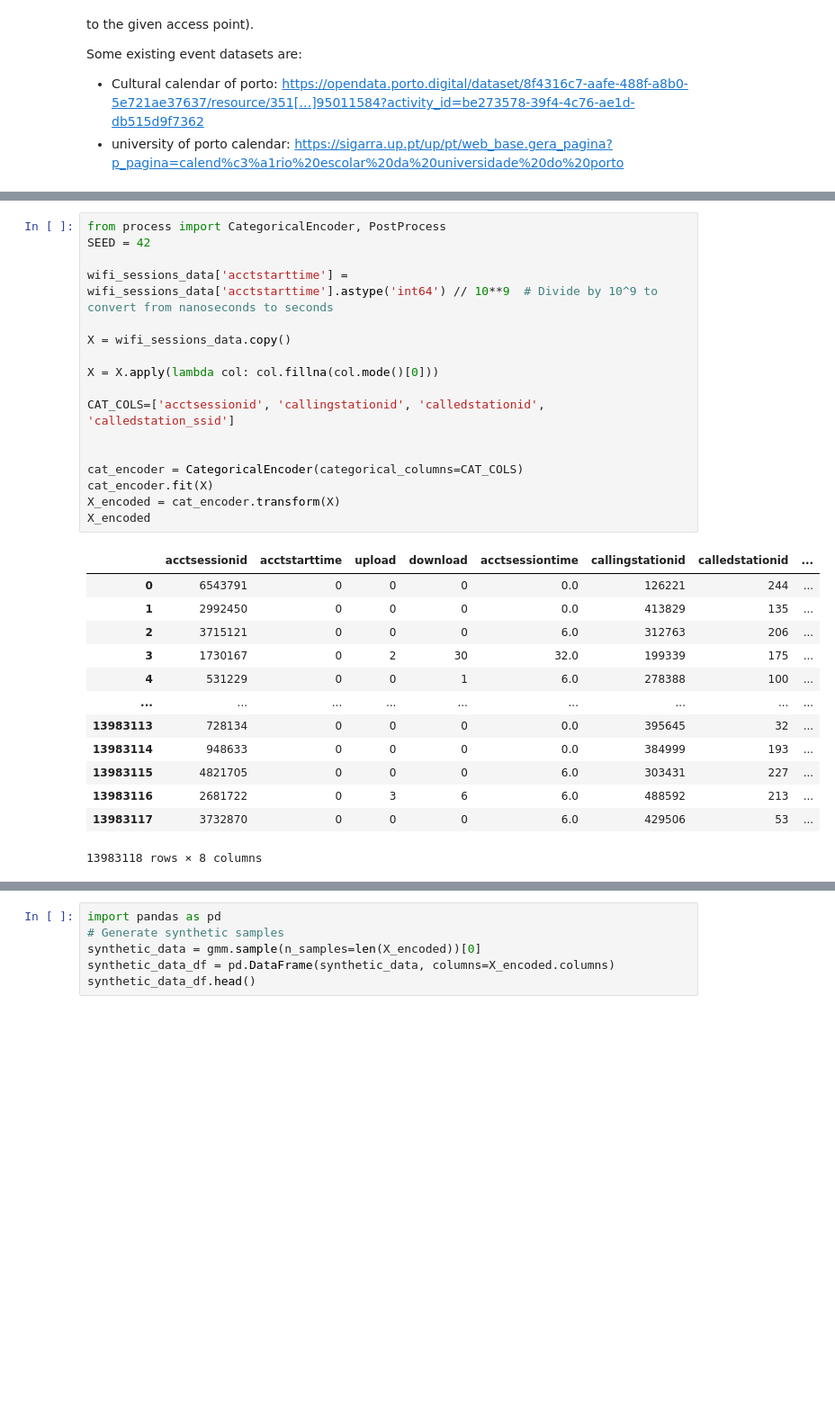
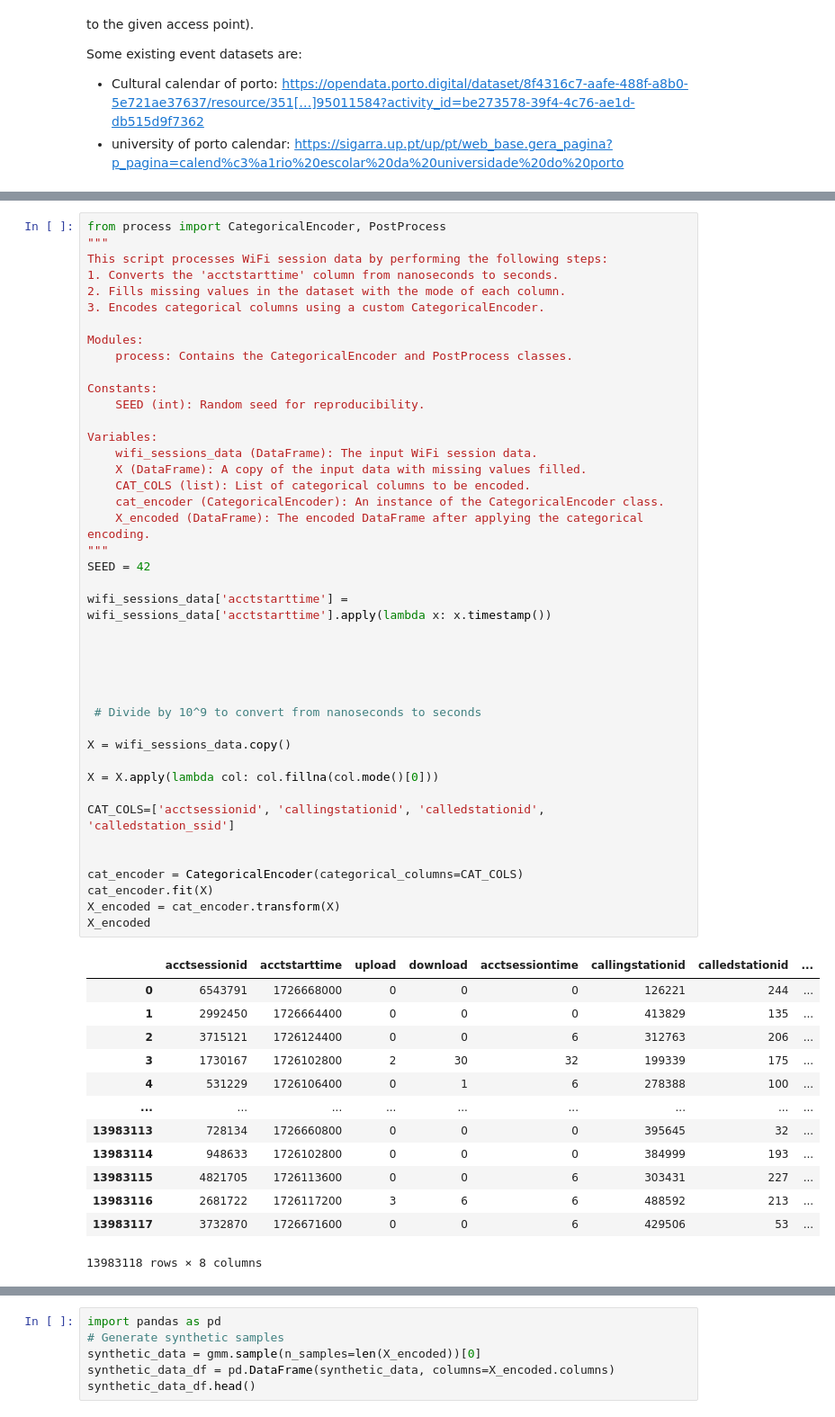
Before and after one commit to Cabeda/hackacity, a Jupyter notebook: [TEAM PLICity] Hackacity 2024 - Notebook.ipynb, the cells around one changed output, grey strips where cells are left out. Shown at 90% size. Drawn from its saved outputs; the diff is of its cells as text; blank space fills up the shorter version.

```diff
--- a/[TEAM PLICity] Hackacity 2024 - Notebook.ipynb
+++ b/[TEAM PLICity] Hackacity 2024 - Notebook.ipynb
@@ -165,33 +173,58 @@ wifi_sessions_data = wifi_sessions_data.drop(columns='column0')
 # %%
 from process import CategoricalEncoder, PostProcess
+"""
+This script processes WiFi session data by performing the following steps:
+1. Converts the 'acctstarttime' column from nanoseconds to seconds.
+2. Fills missing values in the dataset with the mode of each column.
+3. Encodes categorical columns using a custom CategoricalEncoder.
+
+Modules:
+    process: Contains the CategoricalEncoder and PostProcess classes.
+
+Constants:
+    SEED (int): Random seed for reproducibility.
+
+Variables:
+    wifi_sessions_data (DataFrame): The input WiFi session data.
+    X (DataFrame): A copy of the input data with missing values filled.
+    CAT_COLS (list): List of categorical columns to be encoded.
+    cat_encoder (CategoricalEncoder): An instance of the CategoricalEncoder class.
+    X_encoded (DataFrame): The encoded DataFrame after applying the categorical encoding.
+"""
 SEED = 42
 
-wifi_sessions_data['acctstarttime'] = wifi_sessions_data['acctstarttime'].astype('int64') // 10**9  # Divide by 10^9 to convert from nanoseconds to seconds
+wifi_sessions_data['acctstarttime'] = wifi_sessions_data['acctstarttime'].apply(lambda x: x.timestamp())
+
+
+
+
+
+ # Divide by 10^9 to convert from nanoseconds to seconds
 
 X = wifi_sessions_data.copy()
 
 X = X.apply(lambda col: col.fillna(col.mode()[0]))
 
 CAT_COLS=['acctsessionid', 'callingstationid', 'calledstationid', 'calledstation_ssid']
 
 
 cat_encoder = CategoricalEncoder(categorical_columns=CAT_COLS)
 cat_encoder.fit(X)
 X_encoded = cat_encoder.transform(X)
 X_encoded
 # %% [output]
 |  | acctsessionid | acctstarttime | upload | download | acctsessiontime | callingstationid | calledstationid | ... |
-| 0 | 6543791 | 0 | 0 | 0 | 0.0 | 126221 | 244 | ... |
-| 1 | 2992450 | 0 | 0 | 0 | 0.0 | 413829 | 135 | ... |
-| 2 | 3715121 | 0 | 0 | 0 | 6.0 | 312763 | 206 | ... |
-| 3 | 1730167 | 0 | 2 | 30 | 32.0 | 199339 | 175 | ... |
-| 4 | 531229 | 0 | 0 | 1 | 6.0 | 278388 | 100 | ... |
+| 0 | 6543791 | 1726668000 | 0 | 0 | 0 | 126221 | 244 | ... |
+| 1 | 2992450 | 1726664400 | 0 | 0 | 0 | 413829 | 135 | ... |
+| 2 | 3715121 | 1726124400 | 0 | 0 | 6 | 312763 | 206 | ... |
+| 3 | 1730167 | 1726102800 | 2 | 30 | 32 | 199339 | 175 | ... |
+| 4 | 531229 | 1726106400 | 0 | 1 | 6 | 278388 | 100 | ... |
 | ... | ... | ... | ... | ... | ... | ... | ... | ... |
-| 13983113 | 728134 | 0 | 0 | 0 | 0.0 | 395645 | 32 | ... |
-| 13983114 | 948633 | 0 | 0 | 0 | 0.0 | 384999 | 193 | ... |
-| 13983115 | 4821705 | 0 | 0 | 0 | 6.0 | 303431 | 227 | ... |
-| 13983116 | 2681722 | 0 | 3 | 6 | 6.0 | 488592 | 213 | ... |
-| 13983117 | 3732870 | 0 | 0 | 0 | 6.0 | 429506 | 53 | ... |
+| 13983113 | 728134 | 1726660800 | 0 | 0 | 0 | 395645 | 32 | ... |
+| 13983114 | 948633 | 1726102800 | 0 | 0 | 0 | 384999 | 193 | ... |
+| 13983115 | 4821705 | 1726113600 | 0 | 0 | 6 | 303431 | 227 | ... |
+| 13983116 | 2681722 | 1726117200 | 3 | 6 | 6 | 488592 | 213 | ... |
+| 13983117 | 3732870 | 1726671600 | 0 | 0 | 6 | 429506 | 53 | ... |
 13983118 rows × 8 columns
 # %%
 from sklearn.mixture import GaussianMixture
```
Also changed, not shown: parts of 14 cells of this notebook.
